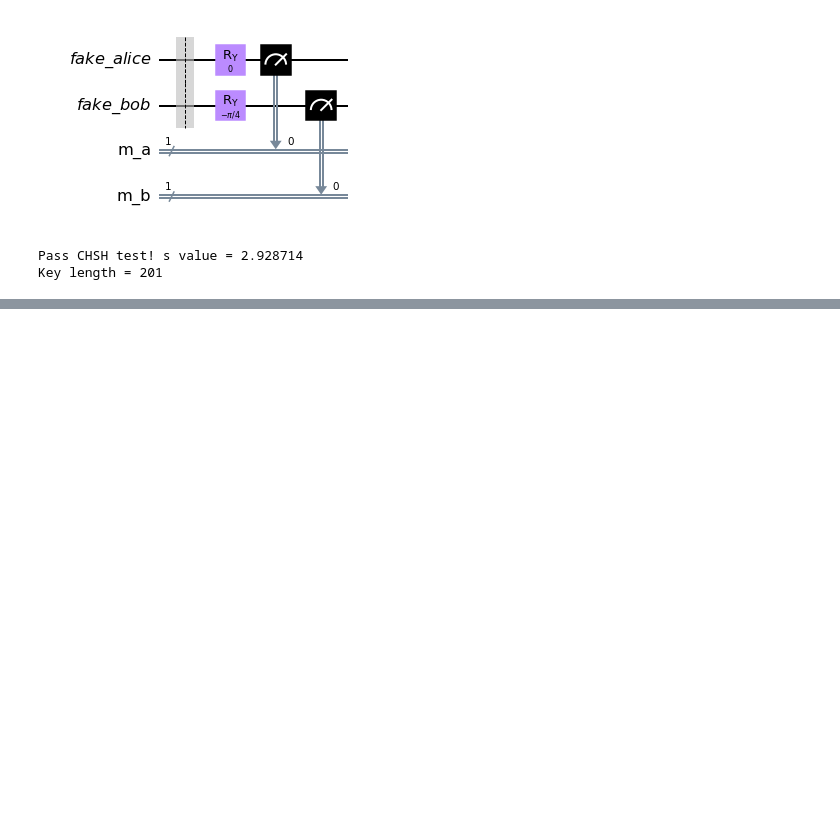
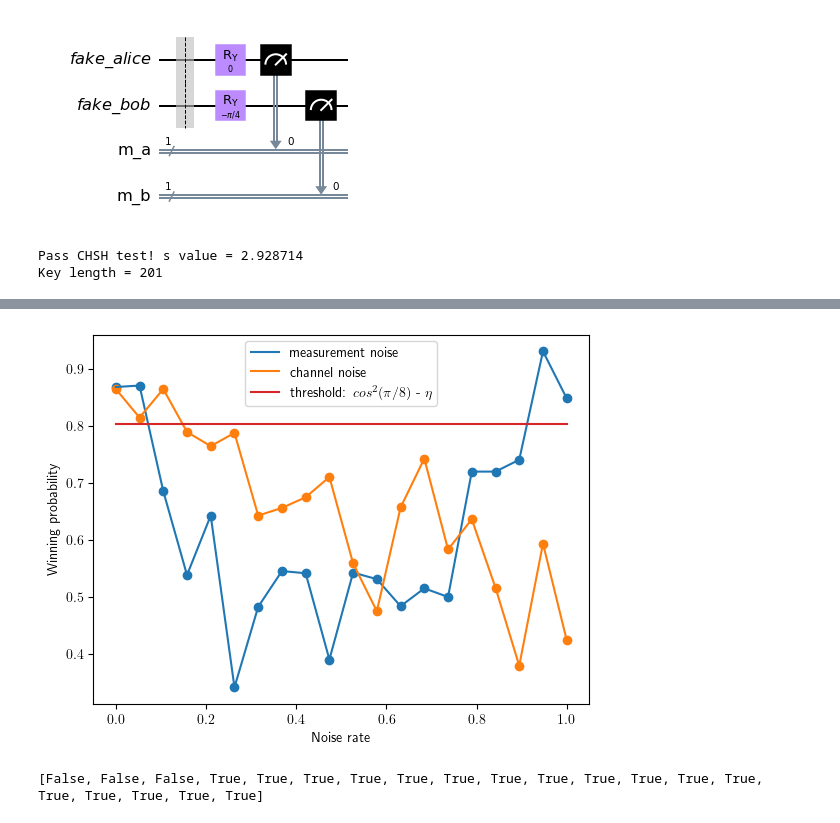
Before and after one commit to yuarmy0921/comm_final, a Jupyter notebook: Ekert_3noise.ipynb, the cells around one changed output, grey strips where cells are left out. Cells and saved outputs as stored; diff of their text form; code cells hidden in the pictures; blank space fills up the shorter version.

```diff
--- a/Ekert_3noise.ipynb
+++ b/Ekert_3noise.ipynb
@@ -428,0 +379,3 @@ plt.show()
+# %%
+import matplotlib.pyplot as plt
+plt.rcParams['text.usetex'] = True
@@ -428,0 +485,18 @@ plt.show()
+# %%
+from math import cos
+threshold = [cos(pi/8)**2 - eta] * 20
+plt.plot(x_axis, measure_noise_chsh_probs, label='measurement noise', color='tab:blue')
+plt.scatter(x_axis, measure_noise_chsh_probs, color='tab:blue')
+plt.plot(x_axis, channel_noise_chsh_probs, label='channel noise', color='tab:orange')
+plt.scatter(x_axis, channel_noise_chsh_probs, color='tab:orange')
+plt.plot(x_axis, threshold, label=r'threshold: $cos^{2}(\pi/8)$ - $\eta$', color='tab:red')
+plt.xlabel('Noise rate')
+plt.ylabel('Winning probability')
+plt.legend()
+plt.show()
+# %% [output]
+[figure, added]
+# %%
+print(channel_noise_abort)
+# %% [output]
+[False, False, False, True, True, True, True, True, True, True, True, True, True, True, True, True, True, True, True, True]
```
Also changed, not shown: parts of 21 cells of this notebook.
